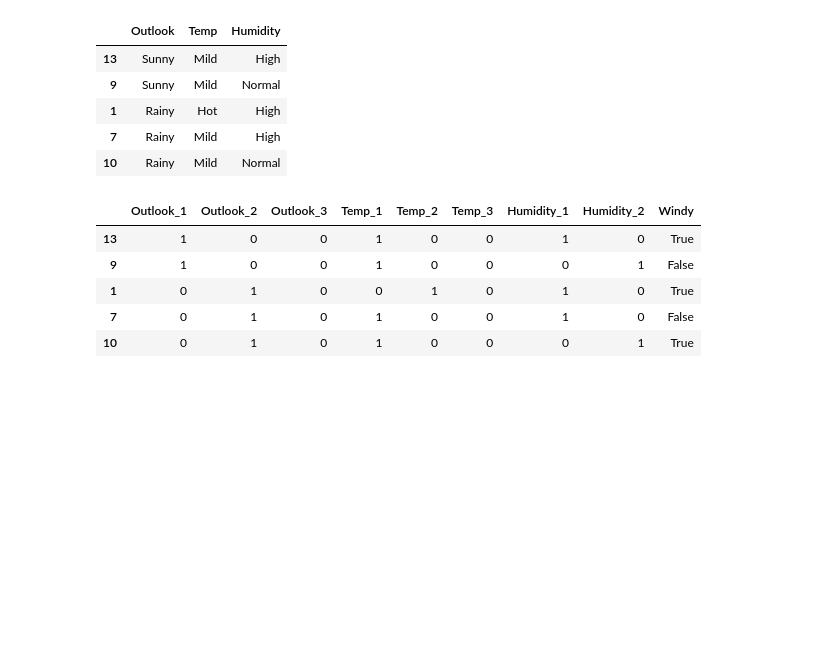
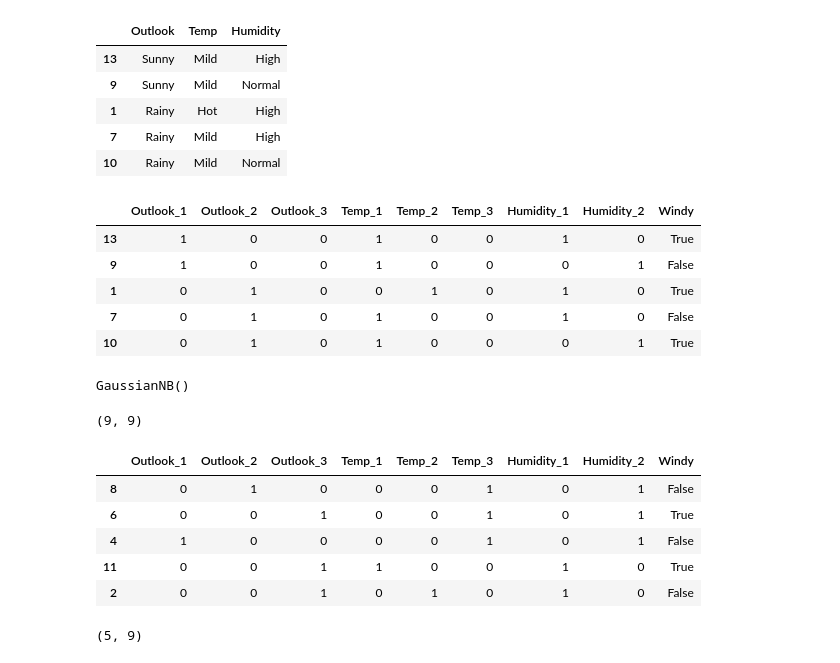
Before and after one commit to ChrisAlejandroPalabay/pythondash, a Jupyter notebook: MidFormativeAct2.ipynb, the cells around one changed output. Drawn from its saved outputs; the diff is of its cells as text; code cells hidden in the pictures; blank space fills up the shorter version.

```diff
--- a/MidFormativeAct2.ipynb
+++ b/MidFormativeAct2.ipynb
@@ -105,0 +110,21 @@ X_train.head()
+# %%
+gnb.fit(X_train, y_train)
+# %% [output]
+GaussianNB()
+# %%
+X_train.shape
+# %% [output]
+(9, 9)
+# %%
+X_test.head()
+# %% [output]
+|  | Outlook_1 | Outlook_2 | Outlook_3 | Temp_1 | Temp_2 | Temp_3 | Humidity_1 | Humidity_2 | Windy |
+| 8 | 0 | 1 | 0 | 0 | 0 | 1 | 0 | 1 | False |
+| 6 | 0 | 0 | 1 | 0 | 0 | 1 | 0 | 1 | True |
+| 4 | 1 | 0 | 0 | 0 | 0 | 1 | 0 | 1 | False |
+| 11 | 0 | 0 | 1 | 1 | 0 | 0 | 1 | 0 | True |
+| 2 | 0 | 0 | 1 | 0 | 1 | 0 | 1 | 0 | False |
+# %%
+X_test.shape
+# %% [output]
+(5, 9)
```
Also changed, not shown: parts of 23 cells of this notebook.
